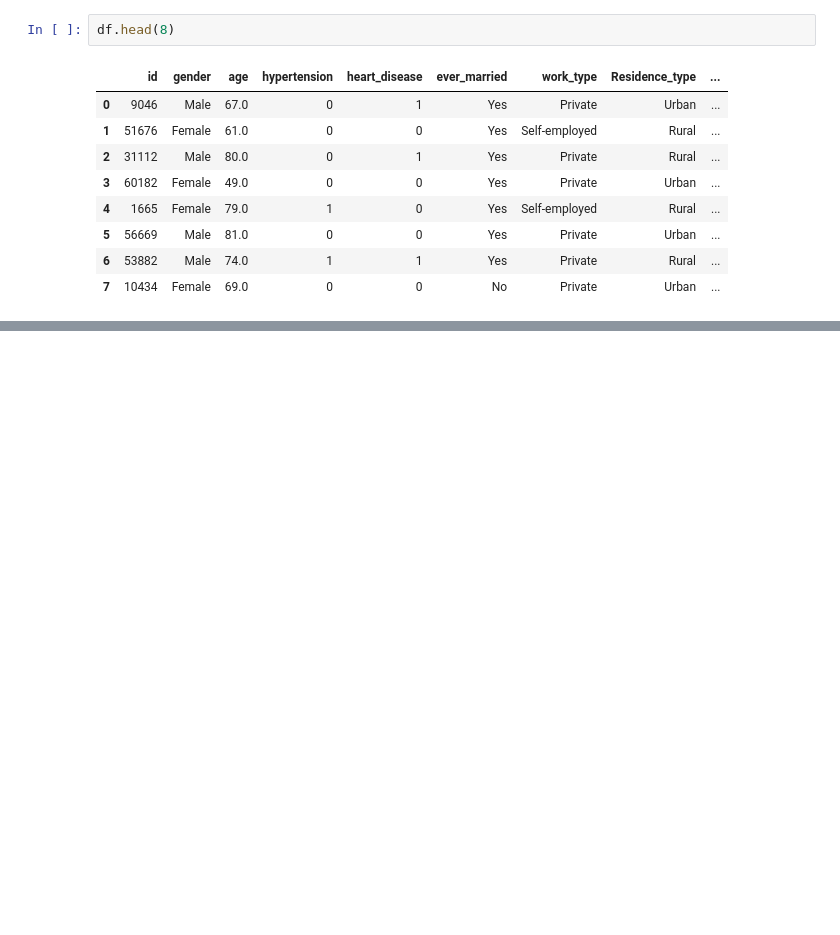
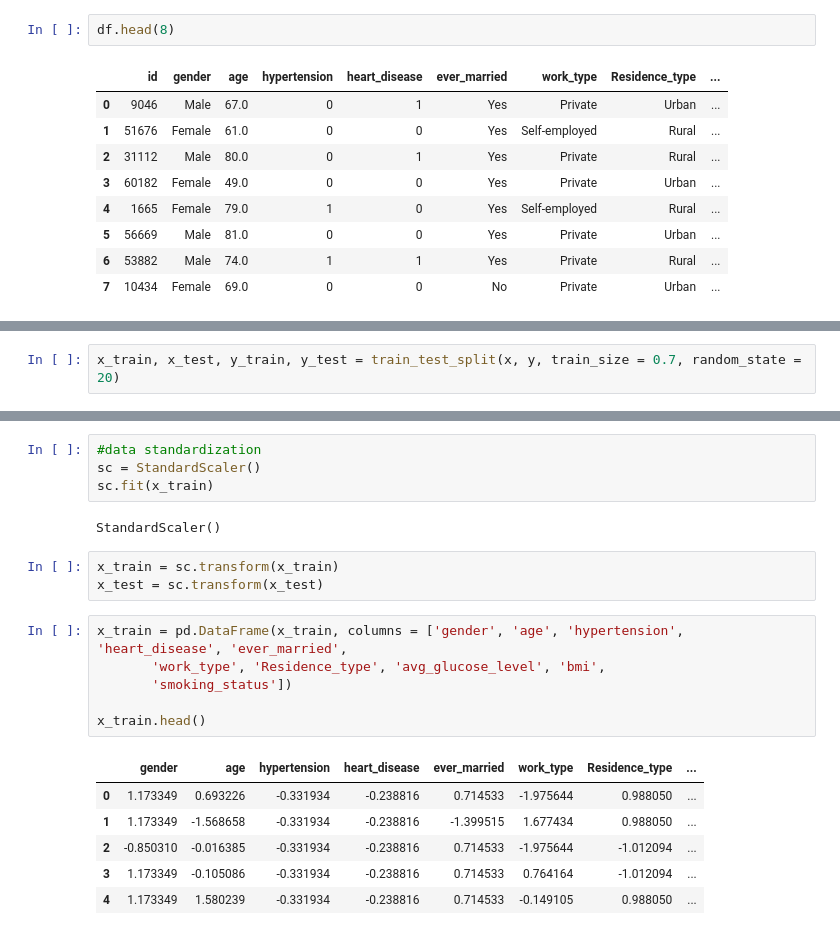
Before and after one commit to pinilDissanayaka/Stroke-Prediction, a Jupyter notebook: Stroke Prediction.ipynb, the cells around one changed output, grey strips where cells are left out. Saved outputs shown, nothing was run; the diff lists cells and outputs as text; blank space fills up the shorter version.

```diff
--- a/Stroke Prediction.ipynb
+++ b/Stroke Prediction.ipynb
@@ -335,0 +362,2 @@ df.head(8)
+# %%
+x_train, x_test, y_train, y_test = train_test_split(x, y, train_size = 0.7, random_state = 20)
@@ -335,0 +393,22 @@ df.head(8)
+# %%
+#data standardization
+sc = StandardScaler()
+sc.fit(x_train)
+# %% [output]
+StandardScaler()
+# %%
+x_train = sc.transform(x_train)
+x_test = sc.transform(x_test)
+# %%
+x_train = pd.DataFrame(x_train, columns = ['gender', 'age', 'hypertension', 'heart_disease', 'ever_married',
+       'work_type', 'Residence_type', 'avg_glucose_level', 'bmi',
+       'smoking_status'])
+
+x_train.head()
+# %% [output]
+|  | gender | age | hypertension | heart_disease | ever_married | work_type | Residence_type | ... |
+| 0 | 1.173349 | 0.693226 | -0.331934 | -0.238816 | 0.714533 | -1.975644 | 0.988050 | ... |
+| 1 | 1.173349 | -1.568658 | -0.331934 | -0.238816 | -1.399515 | 1.677434 | 0.988050 | ... |
+| 2 | -0.850310 | -0.016385 | -0.331934 | -0.238816 | 0.714533 | -1.975644 | -1.012094 | ... |
+| 3 | 1.173349 | -0.105086 | -0.331934 | -0.238816 | 0.714533 | 0.764164 | -1.012094 | ... |
+| 4 | 1.173349 | 1.580239 | -0.331934 | -0.238816 | 0.714533 | -0.149105 | 0.988050 | ... |
```
Also changed, not shown: parts of 19 cells of this notebook.
